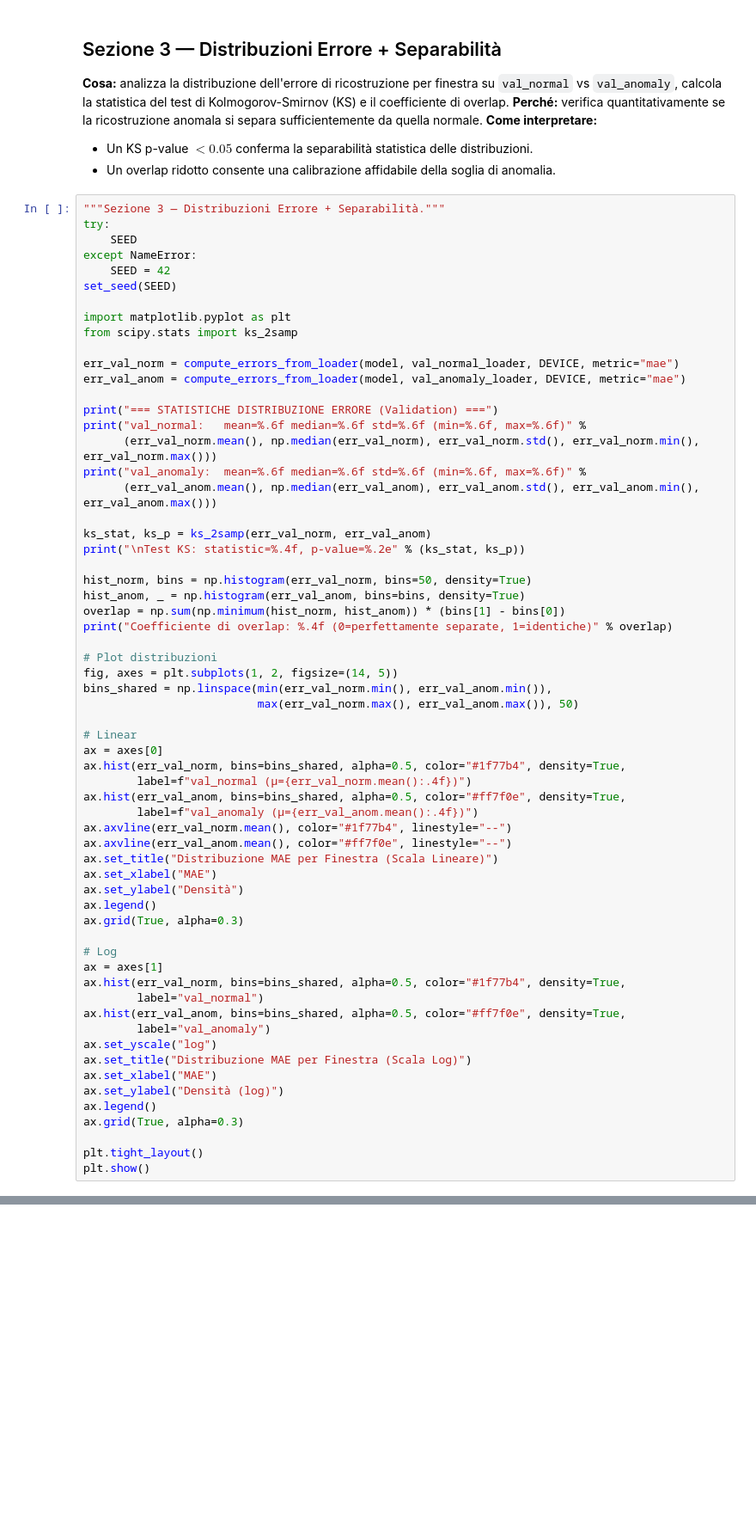
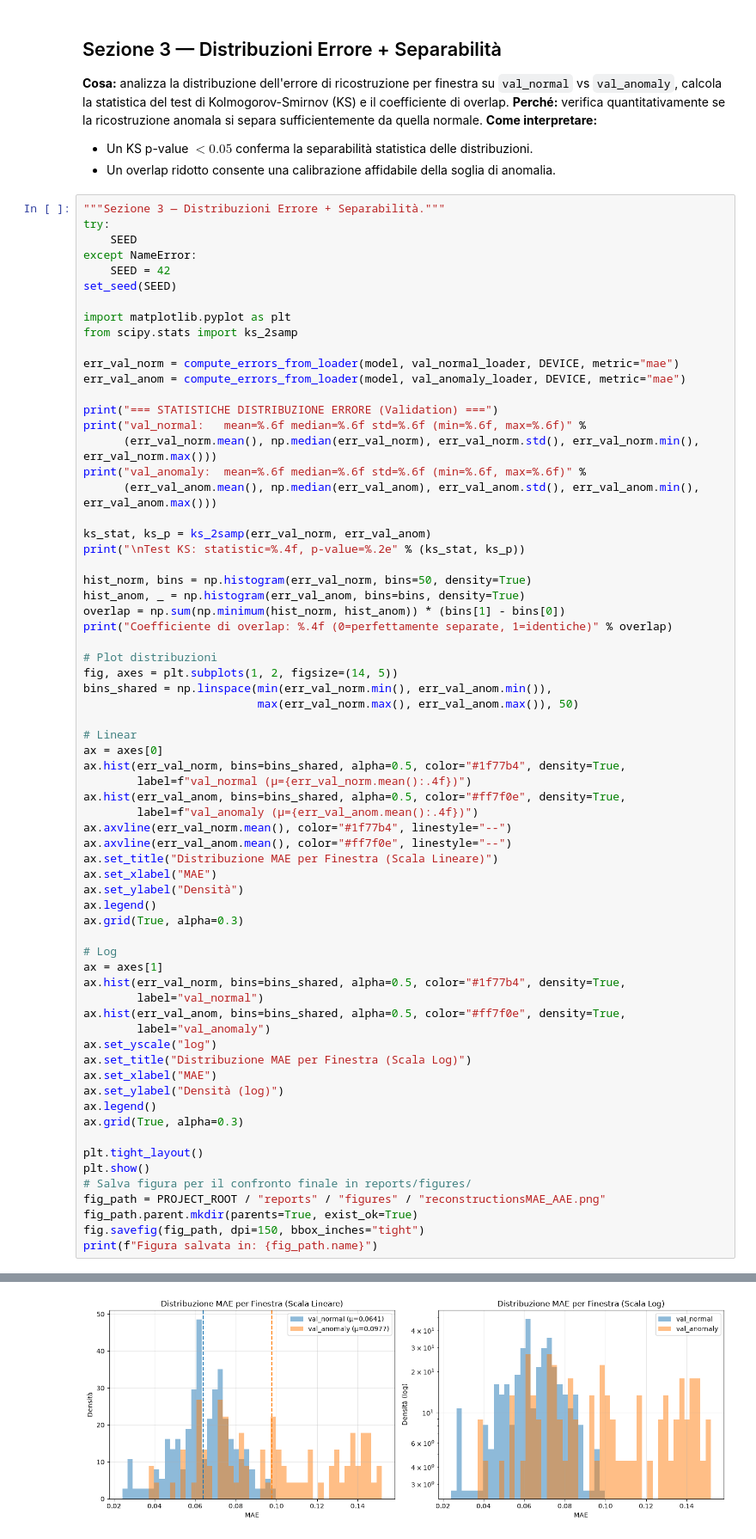
Before and after one commit to s349534/AM01-Detection-of-Anomalous-Behaviour-in-Industrial-Robot, a Jupyter notebook: notebooks/04_model_diagnosis_aae.ipynb, the cells around one changed output, grey strips where cells are left out. Shown at 86% size. Saved outputs shown, nothing was run; the diff lists cells and outputs as text; blank space fills up the shorter version.

Commit message:
feat(aae): executed diagnostic notebook, saved figures, and comprehensive AE vs AAE documentation

```diff
--- a/notebooks/04_model_diagnosis_aae.ipynb
+++ b/notebooks/04_model_diagnosis_aae.ipynb
@@ -331,3 +374,9 @@ ax.grid(True, alpha=0.3)
 
 plt.tight_layout()
 plt.show()
+# Salva figura per il confronto finale in reports/figures/
+fig_path = PROJECT_ROOT / "reports" / "figures" / "reconstructionsMAE_AAE.png"
+fig_path.parent.mkdir(parents=True, exist_ok=True)
+fig.savefig(fig_path, dpi=150, bbox_inches="tight")
+print(f"Figura salvata in: {fig_path.name}")
+# %% [output]
@@ -333,0 +389 @@ plt.show()
+[figure, added]
```
Also changed, not shown: parts of 14 cells of this notebook, 5 other files.
